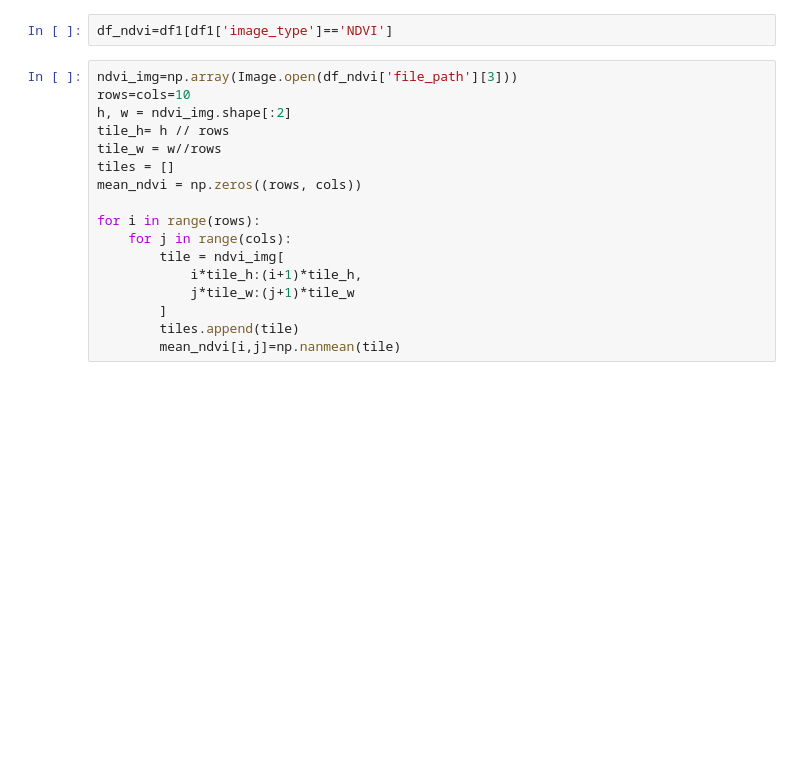
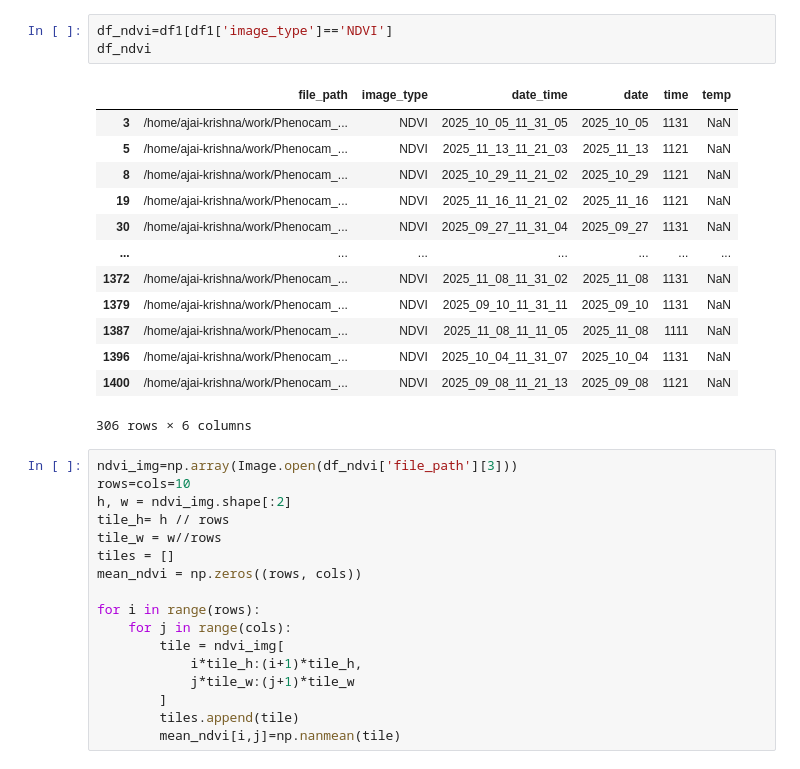
Before and after one commit to ajaikrishn/Phenocam-Dashboard, a Jupyter notebook: image_processing.ipynb, the cells around one changed output. Cells and saved outputs as stored; diff of their text form; blank space fills up the shorter version.

```diff
--- a/image_processing.ipynb
+++ b/image_processing.ipynb
@@ -28,5 +76,20 @@ df1
 # %%
 df_ndvi=df1[df1['image_type']=='NDVI']
+df_ndvi
+# %% [output]
+|  | file_path | image_type | date_time | date | time | temp |
+| 3 | /home/ajai-krishna/work/Phenocam_... | NDVI | 2025_10_05_11_31_05 | 2025_10_05 | 1131 | NaN |
+| 5 | /home/ajai-krishna/work/Phenocam_... | NDVI | 2025_11_13_11_21_03 | 2025_11_13 | 1121 | NaN |
+| 8 | /home/ajai-krishna/work/Phenocam_... | NDVI | 2025_10_29_11_21_02 | 2025_10_29 | 1121 | NaN |
+| 19 | /home/ajai-krishna/work/Phenocam_... | NDVI | 2025_11_16_11_21_02 | 2025_11_16 | 1121 | NaN |
+| 30 | /home/ajai-krishna/work/Phenocam_... | NDVI | 2025_09_27_11_31_04 | 2025_09_27 | 1131 | NaN |
+| ... | ... | ... | ... | ... | ... | ... |
+| 1372 | /home/ajai-krishna/work/Phenocam_... | NDVI | 2025_11_08_11_31_02 | 2025_11_08 | 1131 | NaN |
+| 1379 | /home/ajai-krishna/work/Phenocam_... | NDVI | 2025_09_10_11_31_11 | 2025_09_10 | 1131 | NaN |
+| 1387 | /home/ajai-krishna/work/Phenocam_... | NDVI | 2025_11_08_11_11_05 | 2025_11_08 | 1111 | NaN |
+| 1396 | /home/ajai-krishna/work/Phenocam_... | NDVI | 2025_10_04_11_31_07 | 2025_10_04 | 1131 | NaN |
+| 1400 | /home/ajai-krishna/work/Phenocam_... | NDVI | 2025_09_08_11_21_13 | 2025_09_08 | 1121 | NaN |
+306 rows × 6 columns
 # %%
 ndvi_img=np.array(Image.open(df_ndvi['file_path'][3]))
 rows=cols=10
```
Also changed, not shown: parts of 18 cells of this notebook.
